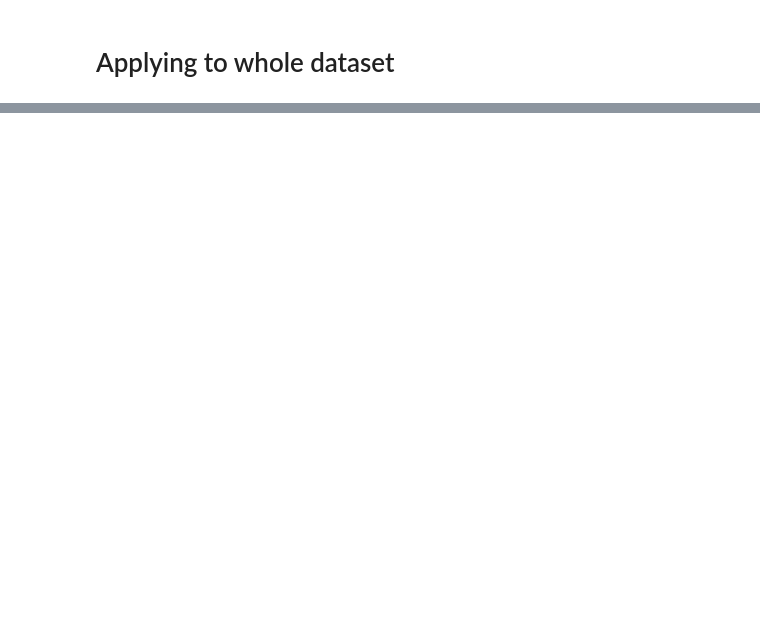
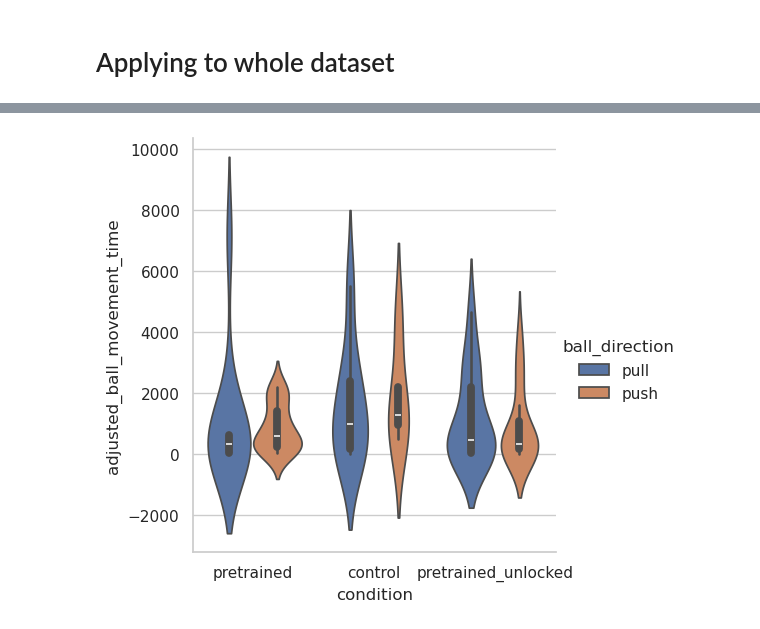
Before and after one commit to NeLy-EPFL/Tracking_Analysis, a Jupyter notebook: MazeRecorder/Analysis/F1_Sleap.ipynb, the cells around one changed output, grey strips where cells are left out. Drawn from its saved outputs; the diff is of its cells as text; code cells hidden in the pictures; blank space fills up the shorter version.

Commit message:
Two notebooks to analyse F1 experiment data. F1 Sleap analyses the tracking data whereas F1 Tracks is based on manual observations.

```diff
--- a/MazeRecorder/Analysis/F1_Sleap.ipynb
+++ b/MazeRecorder/Analysis/F1_Sleap.ipynb
@@ -255,0 +750,3 @@ Experiment Results:
+# %%
+# Load the results from the CSV file
+cleaned_results = pd.read_csv("/mnt/upramdya_data/MD/F1_Tracks/Datasets/241023_experiment_results.csv")
@@ -297,0 +874,18 @@ Name: count, dtype: int64
+# %%
+
+Test_10 = new_df[new_df["distance"] == 10]
+
+
+# Create the catplot
+sns.catplot(
+    data=Test_10,
+    x="condition",
+    y="adjusted_ball_movement_time",
+    hue="ball_direction",
+    kind="violin",  # You can also use 'box', 'boxen', 'strip', etc.
+)
+
+# Show the plot
+plt.show()
+# %% [output]
+[figure, added]
```
Also changed, not shown: parts of 53 cells of this notebook, 1 other file.
